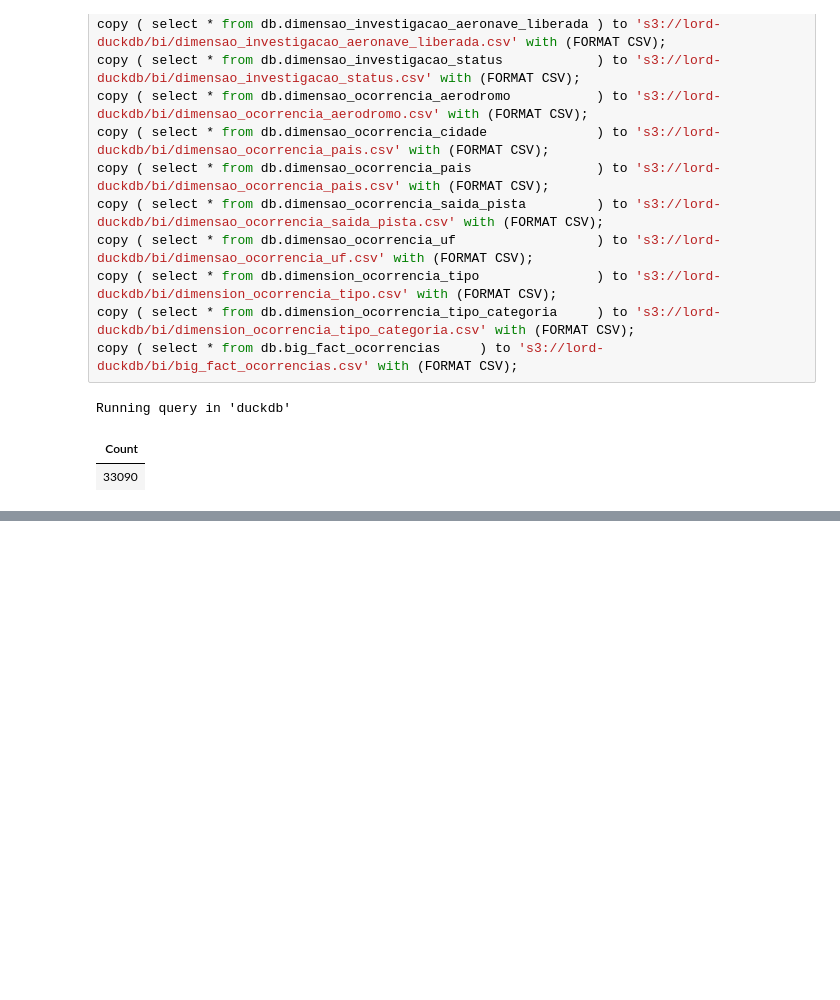
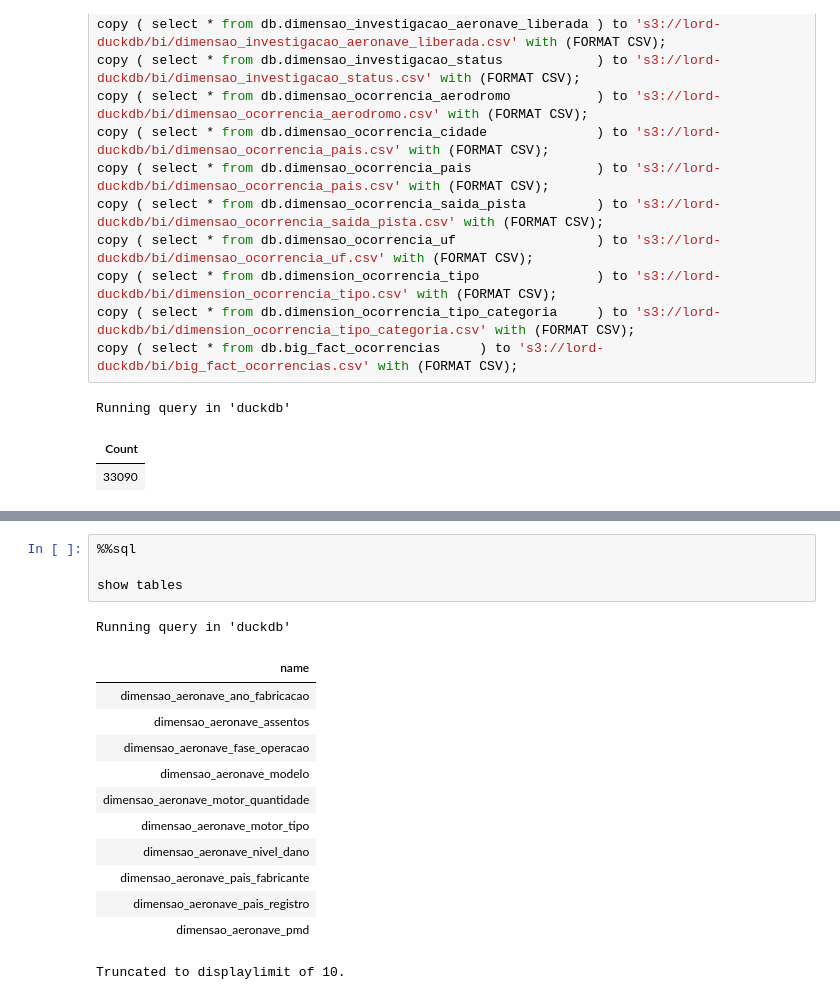
Before and after one commit to qweralfredo/aprendaem-2horas, a Jupyter notebook: lord-duckdb/aula5.ipynb, the cells around one changed output, grey strips where cells are left out. Saved outputs shown, nothing was run; the diff lists cells and outputs as text; blank space fills up the shorter version.

```diff
--- a/lord-duckdb/aula5.ipynb
+++ b/lord-duckdb/aula5.ipynb
@@ -579,0 +617,18 @@ Running query in 'duckdb'
+# %%
+%%sql
+
+show tables
+# %% [output]
+Running query in 'duckdb'
+| name |
+| dimensao_aeronave_ano_fabricacao |
+| dimensao_aeronave_assentos |
+| dimensao_aeronave_fase_operacao |
+| dimensao_aeronave_modelo |
+| dimensao_aeronave_motor_quantidade |
+| dimensao_aeronave_motor_tipo |
+| dimensao_aeronave_nivel_dano |
+| dimensao_aeronave_pais_fabricante |
+| dimensao_aeronave_pais_registro |
+| dimensao_aeronave_pmd |
+Truncated to displaylimit of 10.
```
Also changed, not shown: parts of 1 cell of this notebook, 10 other files.
